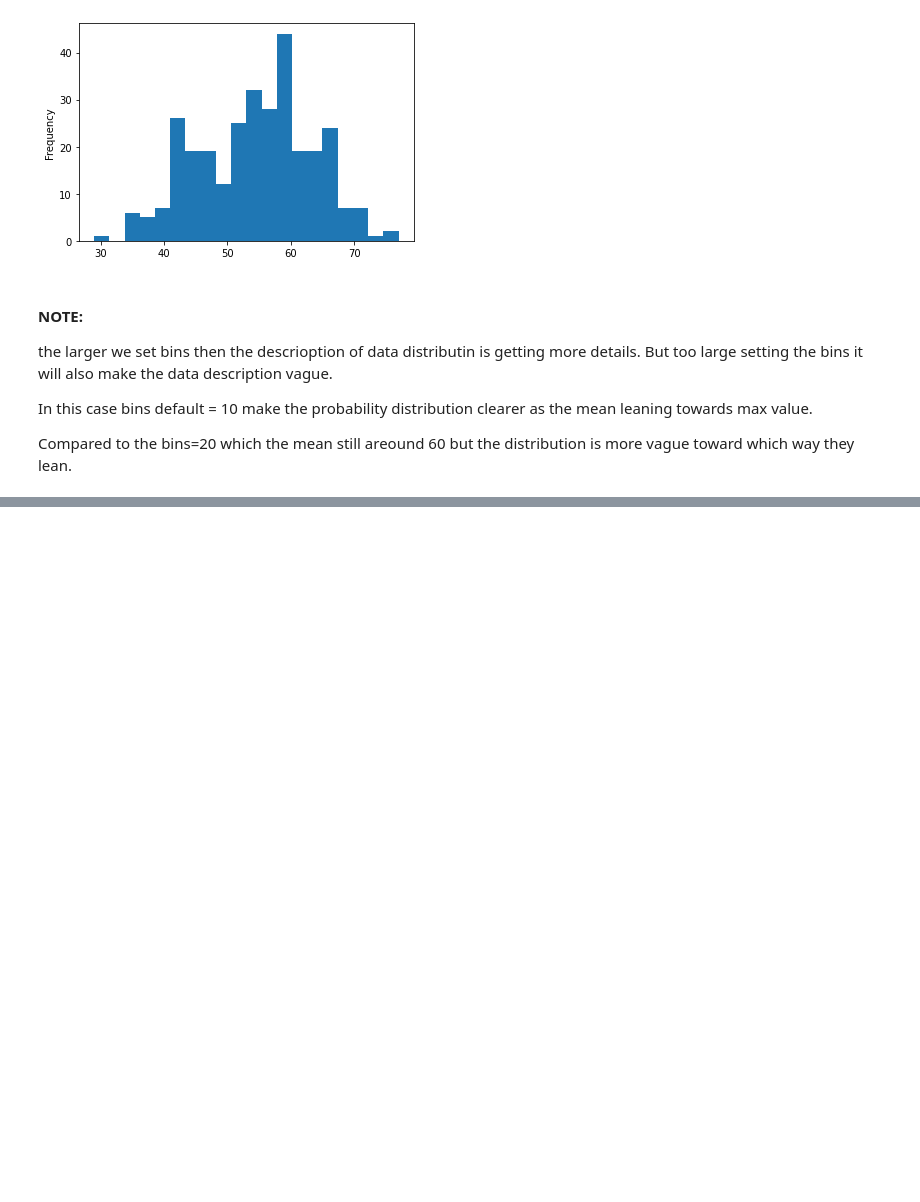
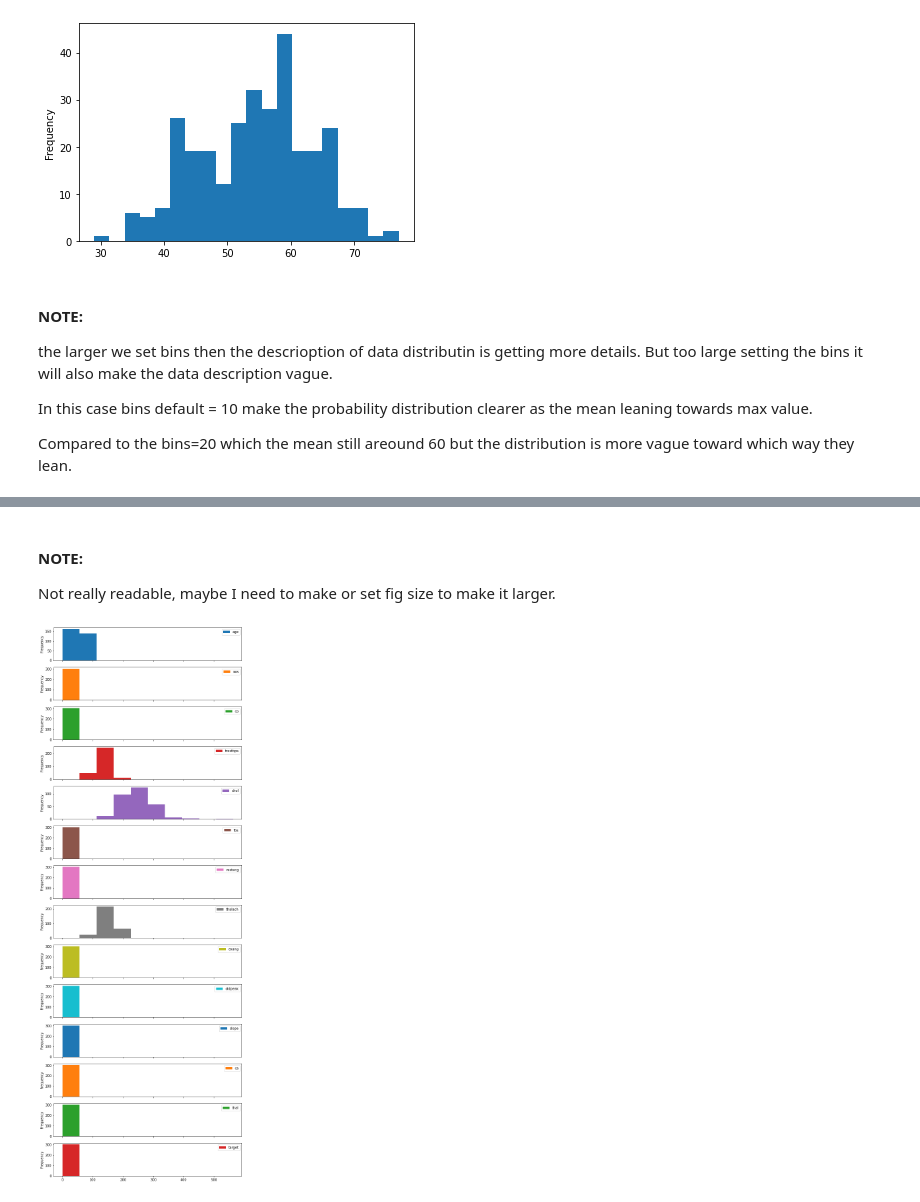
Before and after one commit to m00racle/zero-to-mastery-ml, a Jupyter notebook: section-2-data-science-and-ml-tools/TRIAL-PLOT-PANDAS.ipynb, the cells around one changed output, grey strips where cells are left out. Drawn from its saved outputs; the diff is of its cells as text; code cells hidden in the pictures; blank space fills up the shorter version.

Commit message:
session 88 - 91 OO methods of matplotlib

```diff
--- a/section-2-data-science-and-ml-tools/TRIAL-PLOT-PANDAS.ipynb
+++ b/section-2-data-science-and-ml-tools/TRIAL-PLOT-PANDAS.ipynb
@@ -320,0 +342,8 @@ Compared to the bins=20 which the mean still areound 60 but the distribution is
+# %% [markdown]
+#### NOTE:
+Not really readable, maybe I need to make or set fig size to make it larger.
+# %%
+## use figsize method
+heart_disease.plot.hist(subplots=True, figsize=(10,30));
+# %% [output]
+[figure, added]
```
Also changed, not shown: parts of 39 cells of this notebook.
